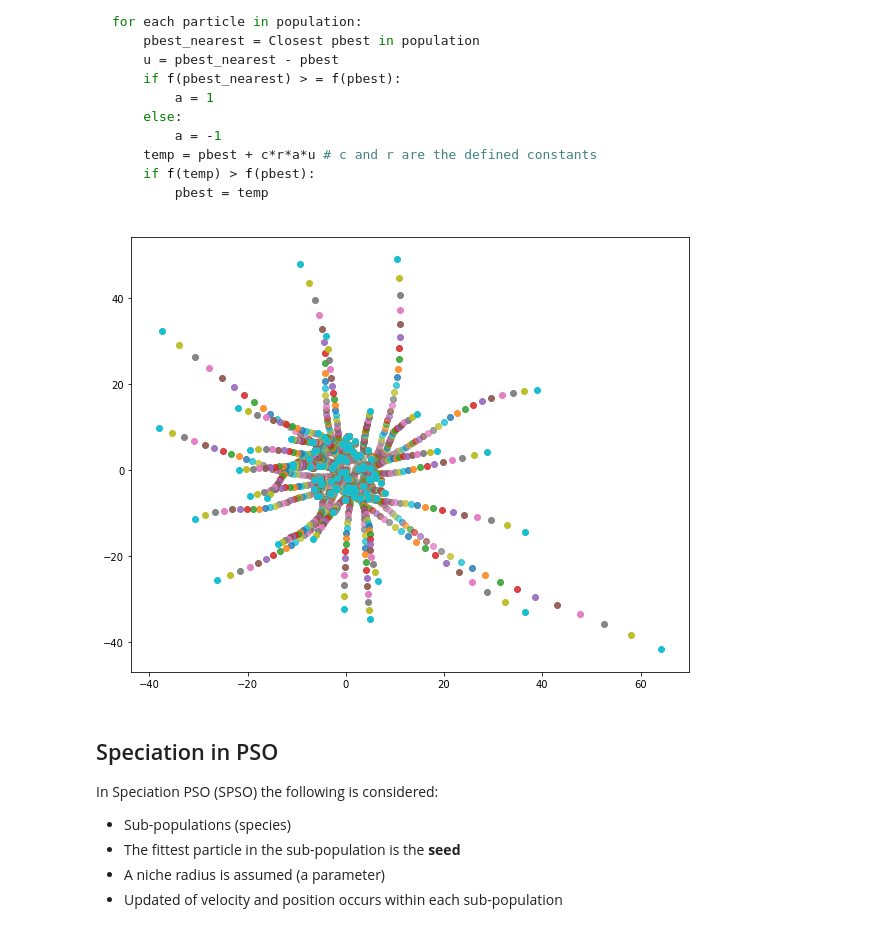
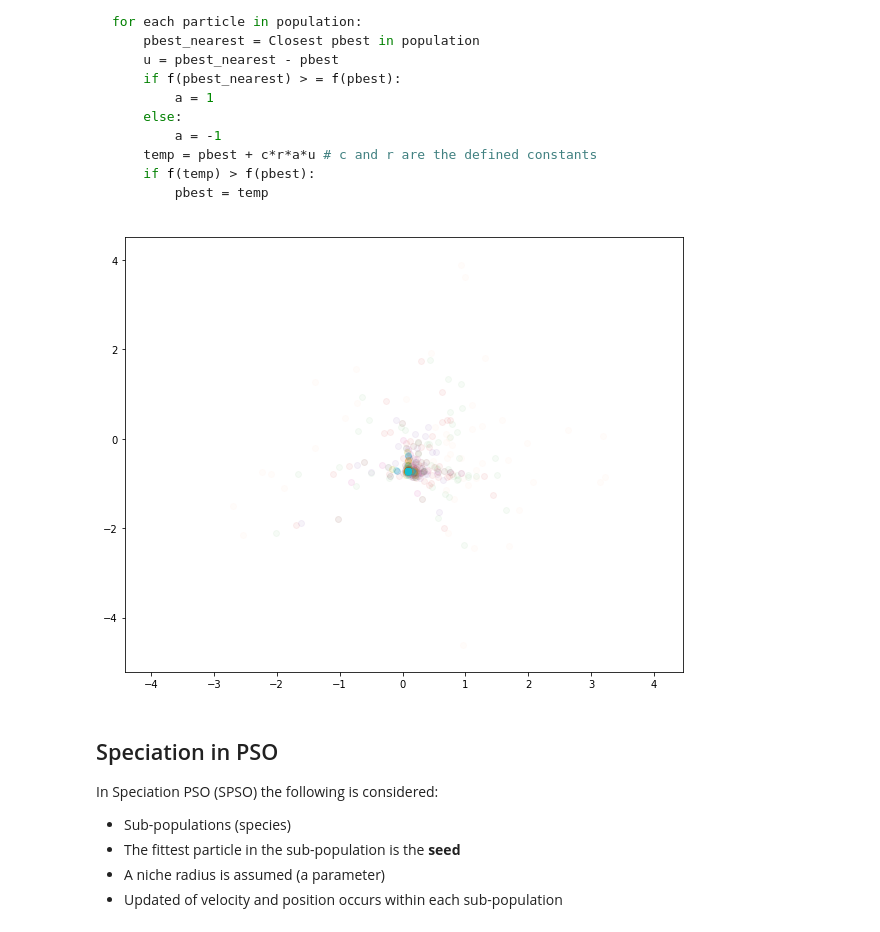
Before and after one commit to osamadel/learning_algorithms, a Jupyter notebook: PSO/Particle Swarm.ipynb, the cells around one changed output. Drawn from its saved outputs; the diff is of its cells as text; code cells hidden in the pictures.

```diff
--- a/PSO/Particle Swarm.ipynb
+++ b/PSO/Particle Swarm.ipynb
@@ -135,8 +134,9 @@ Repeat:
 def FER(i, pop, f_x):
     from numpy import linalg
     s = np.sqrt(sum([(space_upperbound[i]-space_lowerbound[i])**2 for i in range(n)]))
-    alpha = s / (f_pbest.max() - f_pbest.min())
+    alpha = s / (f_pbest.min() - f_pbest.max())
     return pop[np.argmax(alpha * (f_x - fitness(i[None, :])) / linalg.norm(pop - i))]
+#     return pop[np.argmax(alpha * (f_x - f2(i[None, :])) / linalg.norm(pop - i))]
 # %%
 # generate initial population and velocity
 
@@ -192,46 +207,59 @@ for each particle in population:
 # %%
 # generate initial population and velocity
 
-pop = np.random.uniform(low=space_lowerbound, high=space_upperbound, size=(100,n))
-vel = np.random.uniform(low=space_lowerbound, high=space_upperbound, size=(100,n))
+NP = 50
+iterations = 100
 
-r1 = np.random.rand(*pop.shape)
-r2 = np.random.rand(*pop.shape)
+omega = 0.1
+c1 = 0.2
+c2 = 0.8
+n = 2
+space_lowerbound = [-5, -5]
+space_upperbound = [5, 5]
 
-pbest = np.zeros_like(pop)
-gbest = None
-f_pbest = np.zeros(pop.shape[0])
+pop = np.random.uniform(low=space_lowerbound, high=space_upperbound, size=(NP,n))
+vel = 0.1 * np.random.uniform(low=space_lowerbound, high=space_upperbound, size=(NP,n))
+
+pbest = pop.copy()
+f_pbest = fitness(pbest)
+
+gbest = pop[np.argmin(f_pbest),:]
 # %%
 plt.figure(figsize=(10,8))
 iters = 50
 for _ in range(iters):
-    c = 0.2
-    r = np.random.rand()
+
 
     f_x = fitness(pop)
-    updated_indices = f_x > f_pbest
+    updated_indices = f_x < f_pbest
     f_pbest[updated_indices] = f_x[updated_indices]
     pbest[updated_indices] = pop[updated_indices]
     for i, x in enumerate(pop):
         pbest_reminder = np.delete(pbest, i, axis=0)
         pbest_nearest = pbest_reminder[np.argmin(linalg.norm(x - pbest_reminder, axis=1))]
         u = pbest_nearest - pbest[i]
-        if fitness(pbest_nearest[None,:]) >= fitness(pbest[None,i]):
+        if fitness(pbest_nearest[None,:]) <= fitness(pbest[None,i]):
             a = 1
         else:
             a = -1
+        c = 0.2
+        r = np.random.rand()
         temp = pbest[i] + c*r*a*u
         f_pbest[i] = fitness(pbest[None,i])
         if fitness(temp[None,:]) > f_pbest[i]: #fitness(pbest[None,i]):
             pbest[i] = temp
 #     pbest = np.clip(pbest, space_lowerbound, space_upperbound)
-    gbest = pop[np.argmax(f_pbest)]
-    vel = omega*vel + c1*r1*(pbest - pop) #+ c2*r2*(gbest - pop)
+
+    r1 = np.random.rand(*pop.shape)
+    r2 = np.random.rand(*pop.shape)
+
+    gbest = pop[np.argmin(f_pbest)]
+    vel = omega*vel + c1*r1*(pbest - pop) + c2*r2*(gbest - pop)
     pop = pop + vel
     plt.scatter(pop[:,0], pop[:,1], alpha=_/iters)
 #     plt.plot(f_pbest)
 # %% [output]
-[figure, old version]
+[figure, new version]
 # %% [markdown]
 ## Speciation in PSO
 
```
Also changed, not shown: parts of 8 cells of this notebook.
